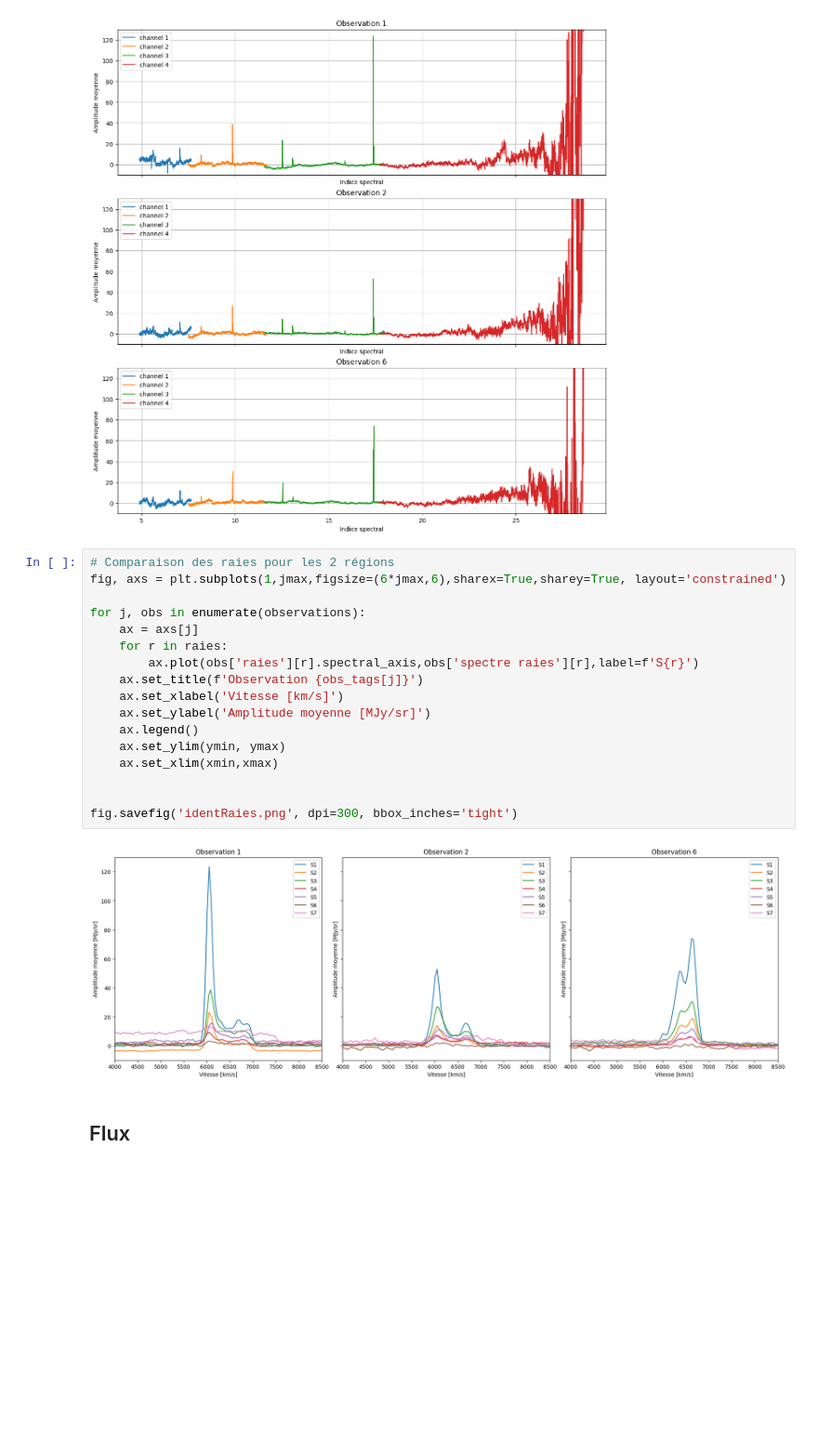
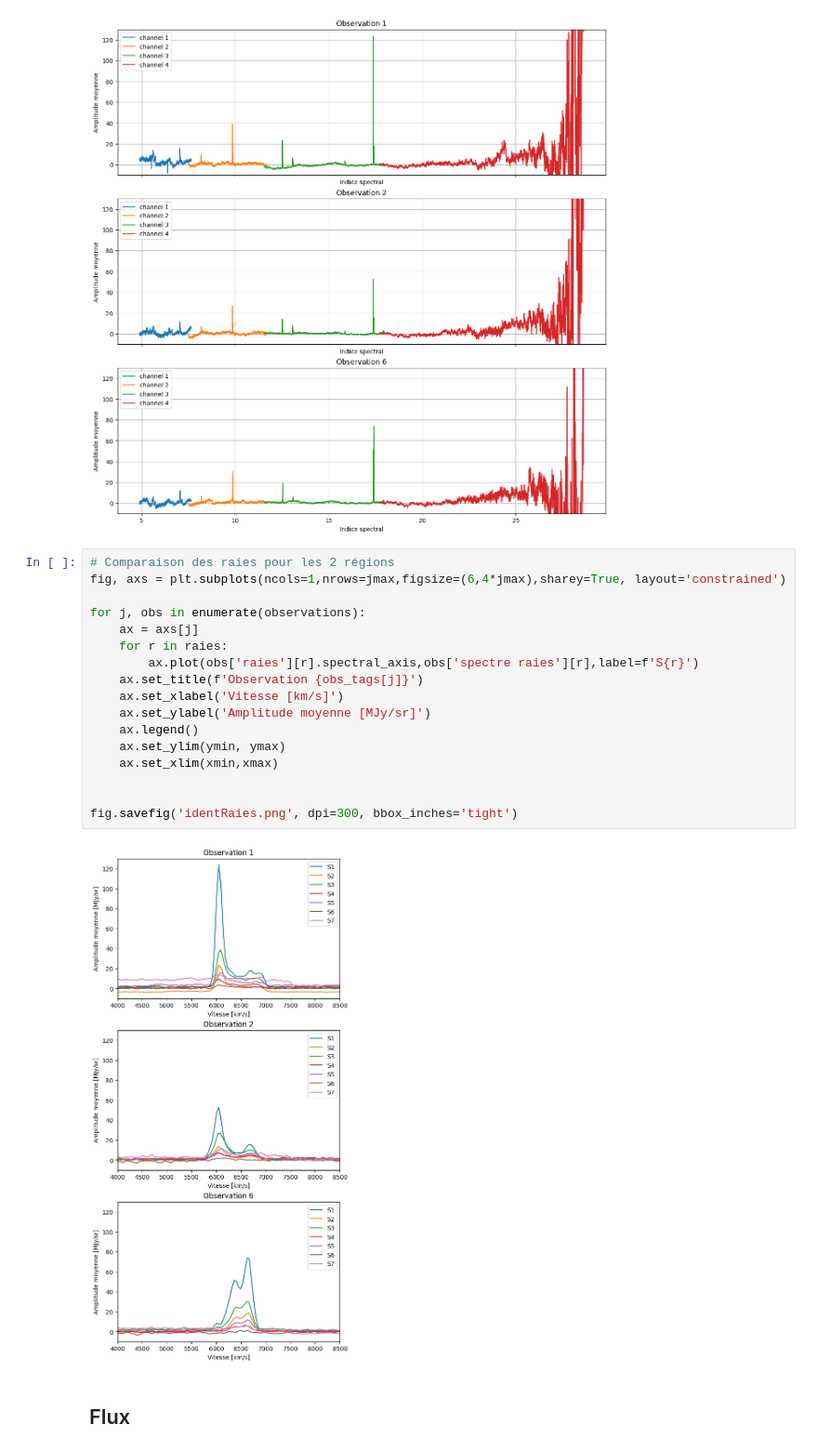
Before and after one commit to georgina-sampson/M04-Shocks, a Jupyter notebook: s07.ipynb, the cells around one changed output. Shown at 93% size. Saved outputs shown, nothing was run; the diff lists cells and outputs as text; blank space fills up the shorter version.

```diff
--- a/s07.ipynb
+++ b/s07.ipynb
@@ -131,23 +131,23 @@ for j, obs in enumerate(observations):
 [figure]
 # %%
 # Comparaison des raies pour les 2 régions
-fig, axs = plt.subplots(1,jmax,figsize=(6*jmax,6),sharex=True,sharey=True, layout='constrained')
+fig, axs = plt.subplots(ncols=1,nrows=jmax,figsize=(6,4*jmax),sharey=True, layout='constrained')
 
 for j, obs in enumerate(observations):
     ax = axs[j]
     for r in raies:
         ax.plot(obs['raies'][r].spectral_axis,obs['spectre raies'][r],label=f'S{r}')
     ax.set_title(f'Observation {obs_tags[j]}')
     ax.set_xlabel('Vitesse [km/s]')
     ax.set_ylabel('Amplitude moyenne [MJy/sr]')
     ax.legend()
     ax.set_ylim(ymin, ymax)
     ax.set_xlim(xmin,xmax)
 
 
 fig.savefig('identRaies.png', dpi=300, bbox_inches='tight')
 # %% [output]
-[figure, old version]
+[figure, new version]
 # %% [markdown]
 ## Flux
 # %%
```
Also changed, not shown: parts of 7 cells of this notebook, 6 other files.
